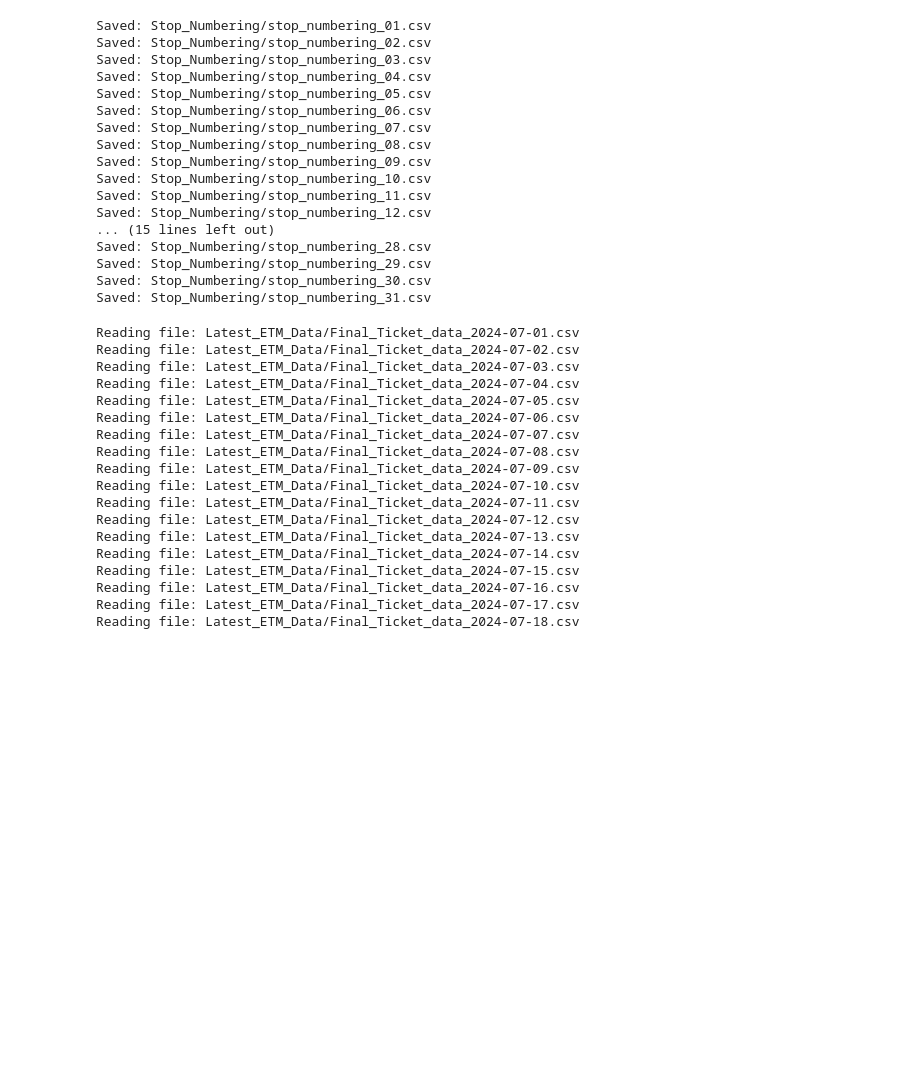
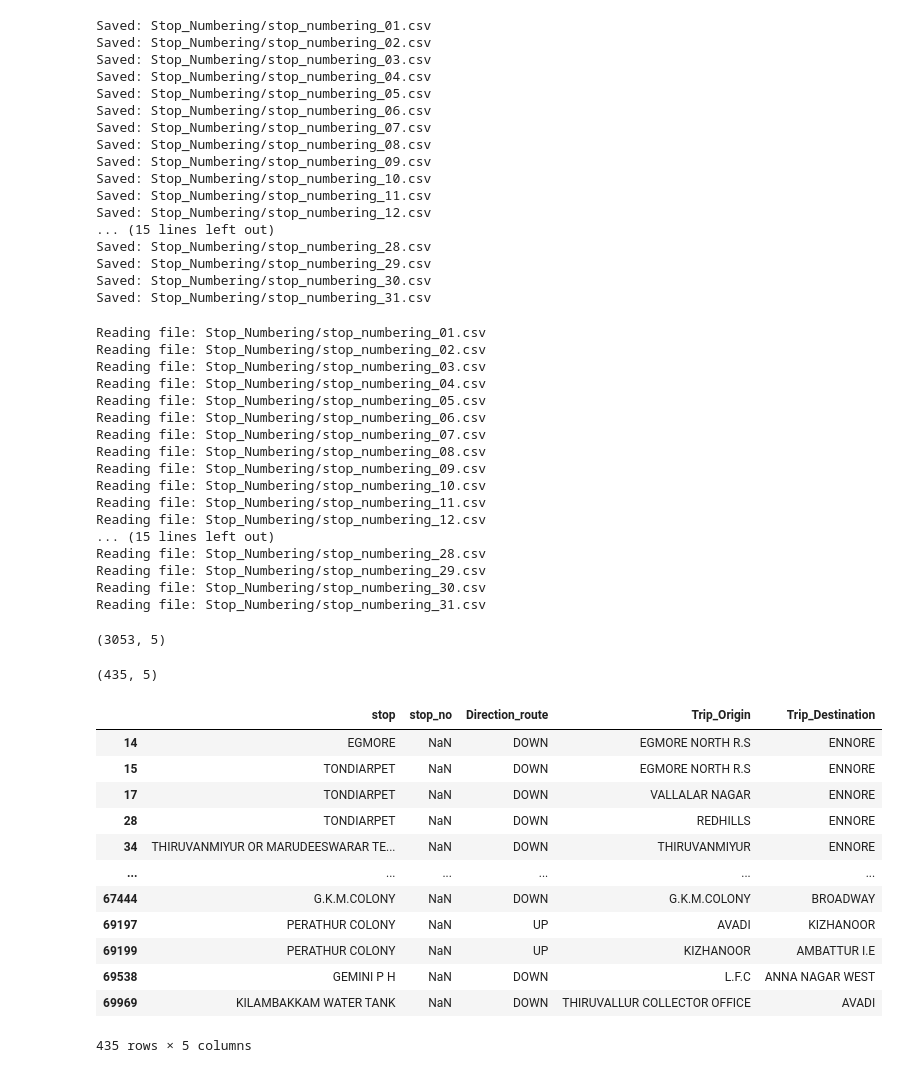
Before and after one commit to Vikhram5/Transit-Demand-Analysis, a Jupyter notebook: all-dates output.ipynb, the cells around one changed output. Cells and saved outputs as stored; diff of their text form; code cells hidden in the pictures; blank space fills up the shorter version.

```diff
--- a/all-dates output.ipynb
+++ b/all-dates output.ipynb
@@ -166,3 +166,7 @@
 # df = df[cols]
 # df.to_csv(f'{folder_name}/Final_Ticket_data_2024-07-{date}.csv', index=False)
 # print(f"File saved to {folder_name}/Final_Ticket_data_2024-07-{date}.csv")
+# %%
+import pandas as pd
+ticket_df = pd.read_csv(f'ETM_Data/Ticket-Data-2024-07-01.csv')
+ticket_df.columns
@@ -413,17 +425,17 @@ for date in range(1, 32):
         continue
 
     # Select required columns
-    cols = ['source', 'source_stop_no', 'destination', 'destination_stop_no', 'Direction_route']
+    cols = ['source', 'source_stop_no', 'destination', 'destination_stop_no', 'Direction_route','Trip_Origin','Trip_Destination']
     df = df[cols]
 
     # Process source data
-    source_cols = ['source', 'source_stop_no', 'Direction_route']
+    source_cols = ['source', 'source_stop_no', 'Direction_route','Trip_Origin','Trip_Destination']
     source_df = df[source_cols]
     source_df = source_df.rename(columns={'source': 'stop', 'source_stop_no': 'stop_no'})
     source_df = source_df[source_df['stop_no'].isna()].drop_duplicates()
 
     # Process destination data
-    destination_cols = ['destination', 'destination_stop_no', 'Direction_route']
+    destination_cols = ['destination', 'destination_stop_no', 'Direction_route','Trip_Origin','Trip_Destination']
     destination_df = df[destination_cols]
     destination_df = destination_df.rename(columns={'destination': 'stop', 'destination_stop_no': 'stop_no'})
     destination_df = destination_df[destination_df['stop_no'].isna()].drop_duplicates()
@@ -464,7 +476,7 @@ updated_df = pd.DataFrame()
 
 for date in range(1, 32):
     date_str = f"{date:02}"  # Format date as two digits (e.g., 01, 02, ..., 31)
-    file_path = f'Latest_ETM_Data/Final_Ticket_data_2024-07-{date_str}.csv'
+    file_path = f"{folder_name}/stop_numbering_{date_str}.csv"
 
     if os.path.exists(file_path):  # Check if file exists
         print(f"Reading file: {file_path}")
@@ -479,23 +491,46 @@ updated_df.to_csv(combined_file_path, index=False)
 
 updated_df.shape
 # %% [output]
-Reading file: Latest_ETM_Data/Final_Ticket_data_2024-07-01.csv
-Reading file: Latest_ETM_Data/Final_Ticket_data_2024-07-02.csv
-Reading file: Latest_ETM_Data/Final_Ticket_data_2024-07-03.csv
-Reading file: Latest_ETM_Data/Final_Ticket_data_2024-07-04.csv
-Reading file: Latest_ETM_Data/Final_Ticket_data_2024-07-05.csv
-Reading file: Latest_ETM_Data/Final_Ticket_data_2024-07-06.csv
-Reading file: Latest_ETM_Data/Final_Ticket_data_2024-07-07.csv
-Reading file: Latest_ETM_Data/Final_Ticket_data_2024-07-08.csv
-Reading file: Latest_ETM_Data/Final_Ticket_data_2024-07-09.csv
-Reading file: Latest_ETM_Data/Final_Ticket_data_2024-07-10.csv
-Reading file: Latest_ETM_Data/Final_Ticket_data_2024-07-11.csv
-Reading file: Latest_ETM_Data/Final_Ticket_data_2024-07-12.csv
-Reading file: Latest_ETM_Data/Final_Ticket_data_2024-07-13.csv
-Reading file: Latest_ETM_Data/Final_Ticket_data_2024-07-14.csv
-Reading file: Latest_ETM_Data/Final_Ticket_data_2024-07-15.csv
-Reading file: Latest_ETM_Data/Final_Ticket_data_2024-07-16.csv
-Reading file: Latest_ETM_Data/Final_Ticket_data_2024-07-17.csv
-Reading file: Latest_ETM_Data/Final_Ticket_data_2024-07-18.csv
+Reading file: Stop_Numbering/stop_numbering_01.csv
+Reading file: Stop_Numbering/stop_numbering_02.csv
+Reading file: Stop_Numbering/stop_numbering_03.csv
+Reading file: Stop_Numbering/stop_numbering_04.csv
+Reading file: Stop_Numbering/stop_numbering_05.csv
+Reading file: Stop_Numbering/stop_numbering_06.csv
+Reading file: Stop_Numbering/stop_numbering_07.csv
+Reading file: Stop_Numbering/stop_numbering_08.csv
+Reading file: Stop_Numbering/stop_numbering_09.csv
+Reading file: Stop_Numbering/stop_numbering_10.csv
+Reading file: Stop_Numbering/stop_numbering_11.csv
+Reading file: Stop_Numbering/stop_numbering_12.csv
+... (15 lines left out)
+Reading file: Stop_Numbering/stop_numbering_28.csv
+Reading file: Stop_Numbering/stop_numbering_29.csv
+Reading file: Stop_Numbering/stop_numbering_30.csv
+Reading file: Stop_Numbering/stop_numbering_31.csv
+(3053, 5)
 # %%
-updated_df.shape
+combined_file_path = f"{folder_name}/Combined_stop_numbering.csv"
+updated_df=updated_df[updated_df['stop']!='ZERO VALUE TICKET']
+updated_df = updated_df[~updated_df['stop'].isna()]
+updated_df.to_csv(combined_file_path, index=False)
+# %%
+updated_df.shape
+# %% [output]
+(435, 5)
+# %%
+updated_df.drop_duplicates()
+# %% [output]
+|  | stop | stop_no | Direction_route | Trip_Origin | Trip_Destination |
+| 14 | EGMORE | NaN | DOWN | EGMORE NORTH R.S | ENNORE |
+| 15 | TONDIARPET | NaN | DOWN | EGMORE NORTH R.S | ENNORE |
+| 17 | TONDIARPET | NaN | DOWN | VALLALAR NAGAR | ENNORE |
+| 28 | TONDIARPET | NaN | DOWN | REDHILLS | ENNORE |
+| 34 | THIRUVANMIYUR OR MARUDEESWARAR TE... | NaN | DOWN | THIRUVANMIYUR | ENNORE |
+| ... | ... | ... | ... | ... | ... |
+| 67444 | G.K.M.COLONY | NaN | DOWN | G.K.M.COLONY | BROADWAY |
+| 69197 | PERATHUR COLONY | NaN | UP | AVADI | KIZHANOOR |
+| 69199 | PERATHUR COLONY | NaN | UP | KIZHANOOR | AMBATTUR I.E |
+| 69538 | GEMINI P H | NaN | DOWN | L.F.C | ANNA NAGAR WEST |
+| 69969 | KILAMBAKKAM WATER TANK | NaN | DOWN | THIRUVALLUR COLLECTOR OFFICE | AVADI |
+435 rows × 5 columns
```
Also changed, not shown: parts of 1 cell of this notebook, 5 other files.
